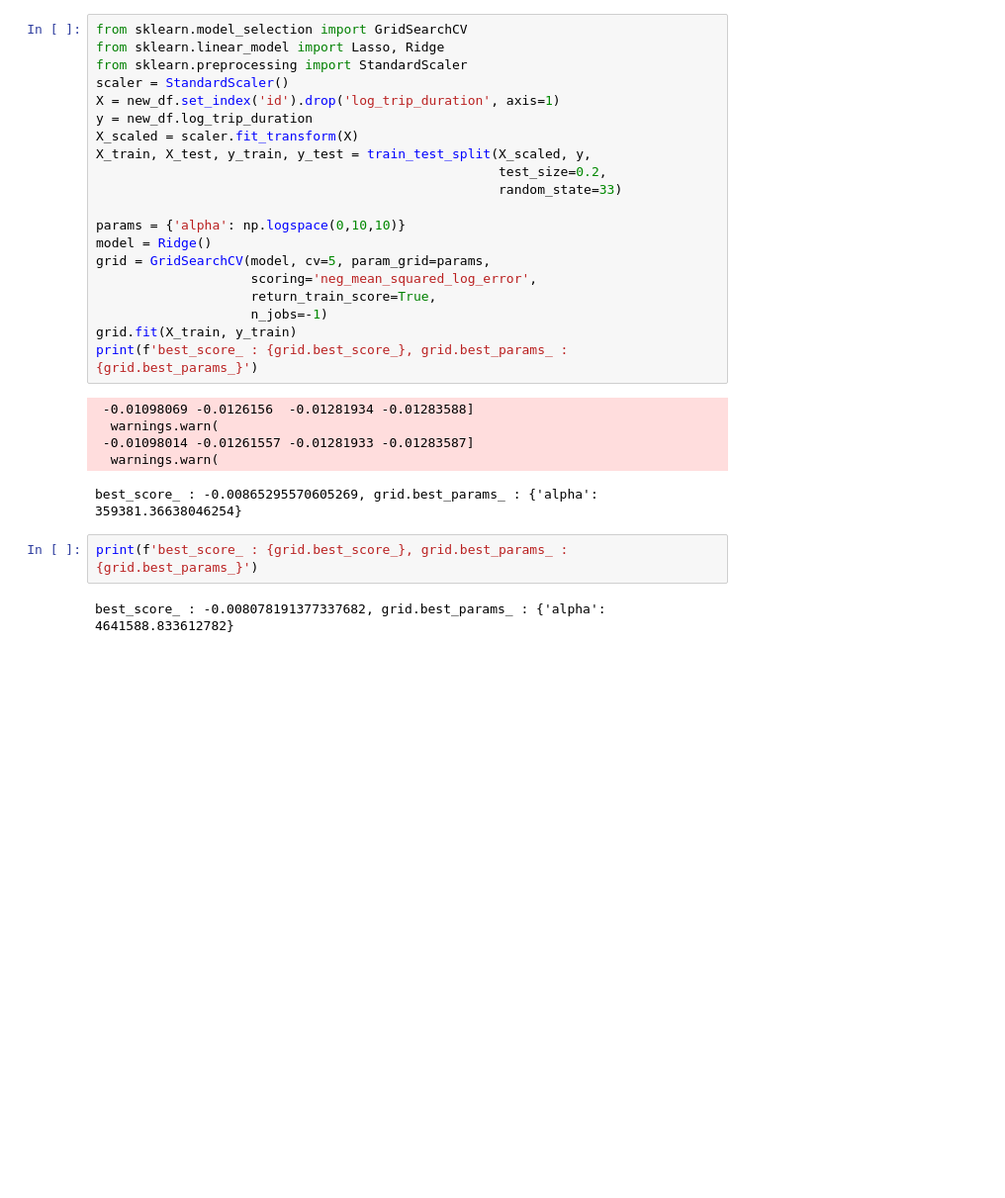
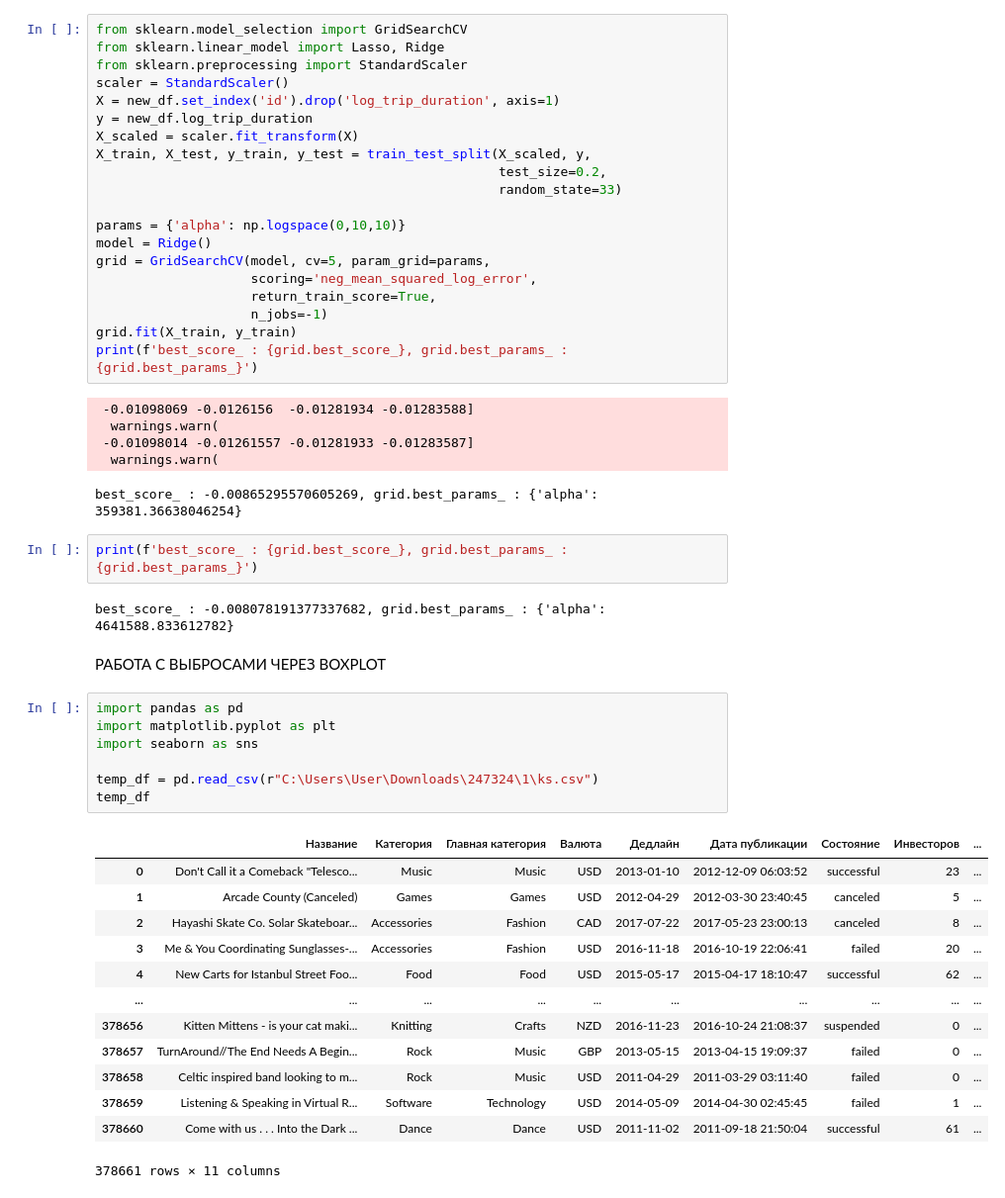
Before and after one commit to AlexanderGithubProfile/TEMP_WORKING_REPOSITORY, a Jupyter notebook: karpov_start_ml_course.ipynb, the cells around one changed output. Shown at 99% size. Saved outputs shown, nothing was run; the diff lists cells and outputs as text; blank space fills up the shorter version.

```diff
--- a/karpov_start_ml_course.ipynb
+++ b/karpov_start_ml_course.ipynb
@@ -721,3 +721,26 @@ best_score_ : -0.00865295570605269, grid.best_params_ : {'alpha': 359381.3663804
 print(f'best_score_ : {grid.best_score_}, grid.best_params_ : {grid.best_params_}')
 # %% [output]
 best_score_ : -0.008078191377337682, grid.best_params_ : {'alpha': 4641588.833612782}
+# %% [markdown]
+РАБОТА С ВЫБРОСАМИ ЧЕРЕЗ BOXPLOT
+# %%
+import pandas as pd
+import matplotlib.pyplot as plt
+import seaborn as sns
+
+temp_df = pd.read_csv(r"C:\Users\User\Downloads\247324\1\ks.csv")
+temp_df
+# %% [output]
+|  | Название | Категория | Главная категория | Валюта | Дедлайн | Дата публикации | Состояние | Инвесторов | ... |
+| 0 | Don't Call it a Comeback "Telesco... | Music | Music | USD | 2013-01-10 | 2012-12-09 06:03:52 | successful | 23 | ... |
+| 1 | Arcade County (Canceled) | Games | Games | USD | 2012-04-29 | 2012-03-30 23:40:45 | canceled | 5 | ... |
+| 2 | Hayashi Skate Co. Solar Skateboar... | Accessories | Fashion | CAD | 2017-07-22 | 2017-05-23 23:00:13 | canceled | 8 | ... |
+| 3 | Me & You Coordinating Sunglasses-... | Accessories | Fashion | USD | 2016-11-18 | 2016-10-19 22:06:41 | failed | 20 | ... |
+| 4 | New Carts for Istanbul Street Foo... | Food | Food | USD | 2015-05-17 | 2015-04-17 18:10:47 | successful | 62 | ... |
+| ... | ... | ... | ... | ... | ... | ... | ... | ... | ... |
+| 378656 | Kitten Mittens - is your cat maki... | Knitting | Crafts | NZD | 2016-11-23 | 2016-10-24 21:08:37 | suspended | 0 | ... |
+| 378657 | TurnAround//The End Needs A Begin... | Rock | Music | GBP | 2013-05-15 | 2013-04-15 19:09:37 | failed | 0 | ... |
+| 378658 | Celtic inspired band looking to m... | Rock | Music | USD | 2011-04-29 | 2011-03-29 03:11:40 | failed | 0 | ... |
+| 378659 | Listening & Speaking in Virtual R... | Software | Technology | USD | 2014-05-09 | 2014-04-30 02:45:45 | failed | 1 | ... |
+| 378660 | Come with us . . . Into the Dark ... | Dance | Dance | USD | 2011-11-02 | 2011-09-18 21:50:04 | successful | 61 | ... |
+378661 rows × 11 columns
```
Also changed, not shown: parts of 1 cell of this notebook.
